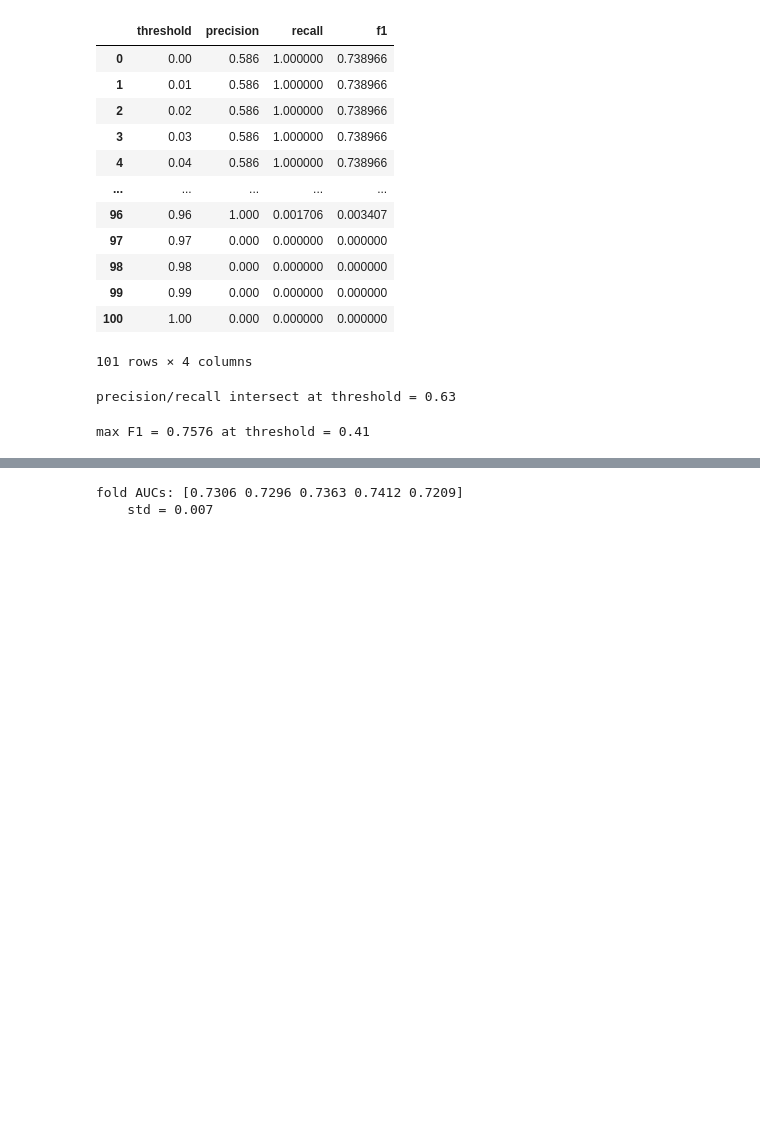
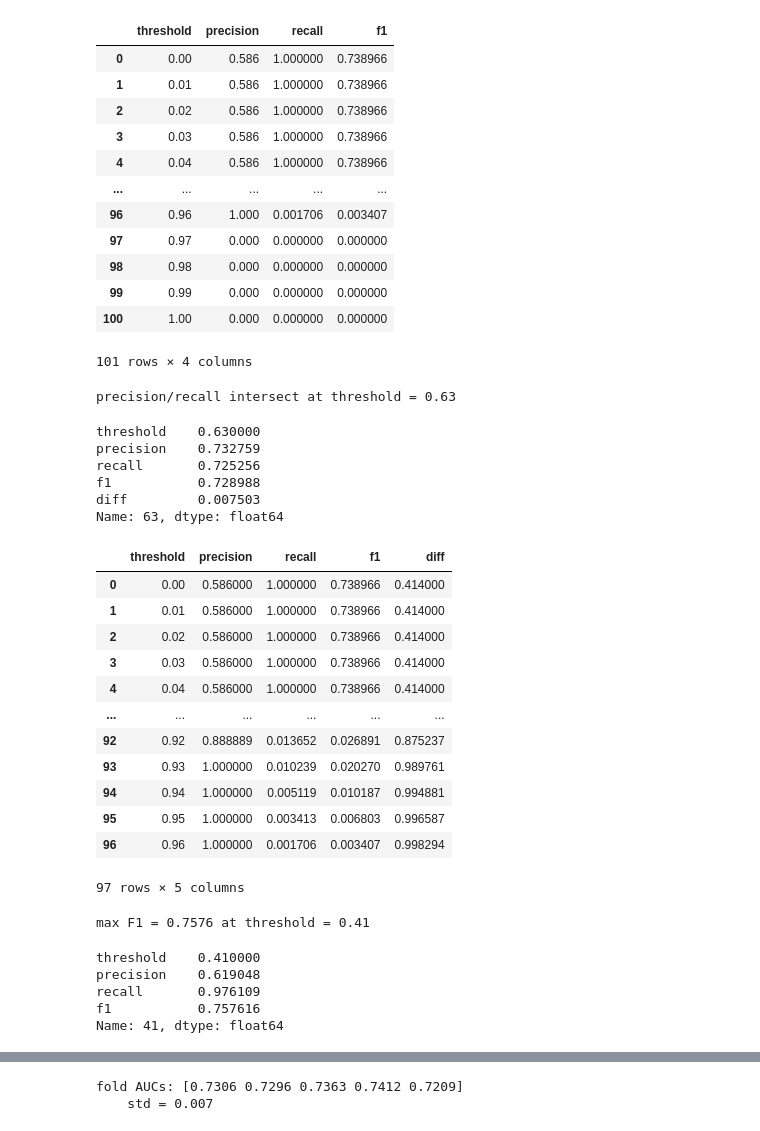
Before and after one commit to ePaddyy/machine_learning_zoomcamp, a Jupyter notebook: lesson/homework_4.ipynb, the cells around one changed output, grey strips where cells are left out. Drawn from its saved outputs; the diff is of its cells as text; code cells hidden in the pictures; blank space fills up the shorter version.

```diff
--- a/lesson/homework_4.ipynb
+++ b/lesson/homework_4.ipynb
@@ -160,9 +263,42 @@ best_diff = nonzero.loc[nonzero["diff"].idxmin()]
 print(f"precision/recall intersect at threshold = {best_diff.threshold:.2f}")
 # %% [output]
 precision/recall intersect at threshold = 0.63
+# %%
+nonzero.loc[nonzero["diff"].idxmin()]
+# %% [output]
+threshold    0.630000
+precision    0.732759
+recall       0.725256
+f1           0.728988
+diff         0.007503
+Name: 63, dtype: float64
+# %%
+nonzero
+# %% [output]
+|  | threshold | precision | recall | f1 | diff |
+| 0 | 0.00 | 0.586000 | 1.000000 | 0.738966 | 0.414000 |
+| 1 | 0.01 | 0.586000 | 1.000000 | 0.738966 | 0.414000 |
+| 2 | 0.02 | 0.586000 | 1.000000 | 0.738966 | 0.414000 |
+| 3 | 0.03 | 0.586000 | 1.000000 | 0.738966 | 0.414000 |
+| 4 | 0.04 | 0.586000 | 1.000000 | 0.738966 | 0.414000 |
+| ... | ... | ... | ... | ... | ... |
+| 92 | 0.92 | 0.888889 | 0.013652 | 0.026891 | 0.875237 |
+| 93 | 0.93 | 1.000000 | 0.010239 | 0.020270 | 0.989761 |
+| 94 | 0.94 | 1.000000 | 0.005119 | 0.010187 | 0.994881 |
+| 95 | 0.95 | 1.000000 | 0.003413 | 0.006803 | 0.996587 |
+| 96 | 0.96 | 1.000000 | 0.001706 | 0.003407 | 0.998294 |
+97 rows × 5 columns
 # %%
 best = scores.loc[scores.f1.idxmax()]
 print(f"max F1 = {best.f1:.4f} at threshold = {best.threshold:.2f}\n")
 # %% [output]
 max F1 = 0.7576 at threshold = 0.41
+# %%
+best
+# %% [output]
+threshold    0.410000
+precision    0.619048
+recall       0.976109
+f1           0.757616
+Name: 41, dtype: float64
 # %%
```
Also changed, not shown: parts of 12 cells of this notebook, 3 other files.
